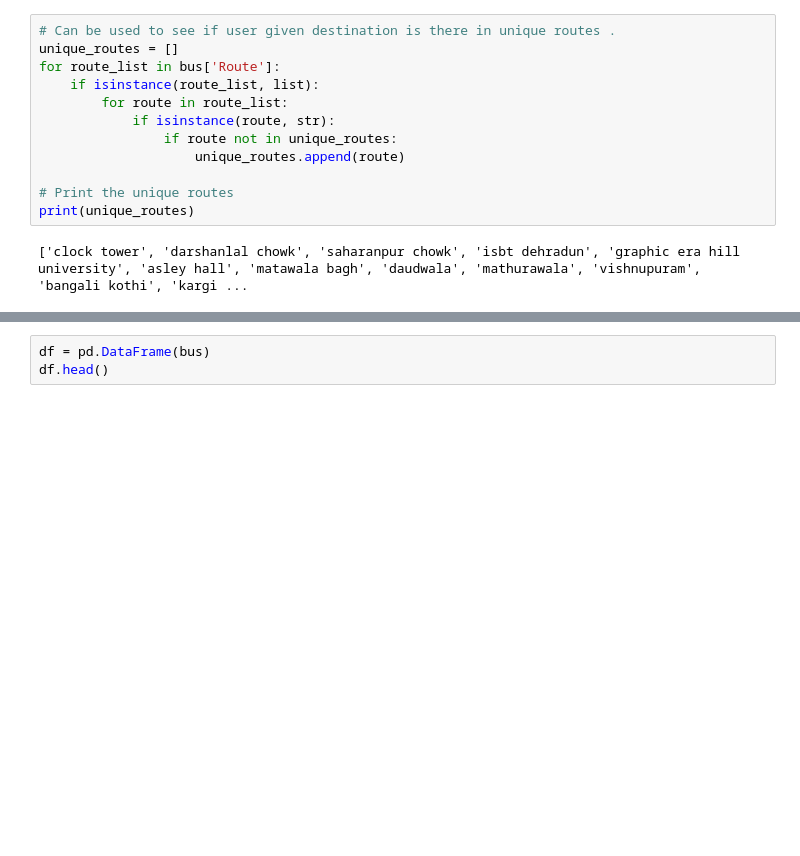
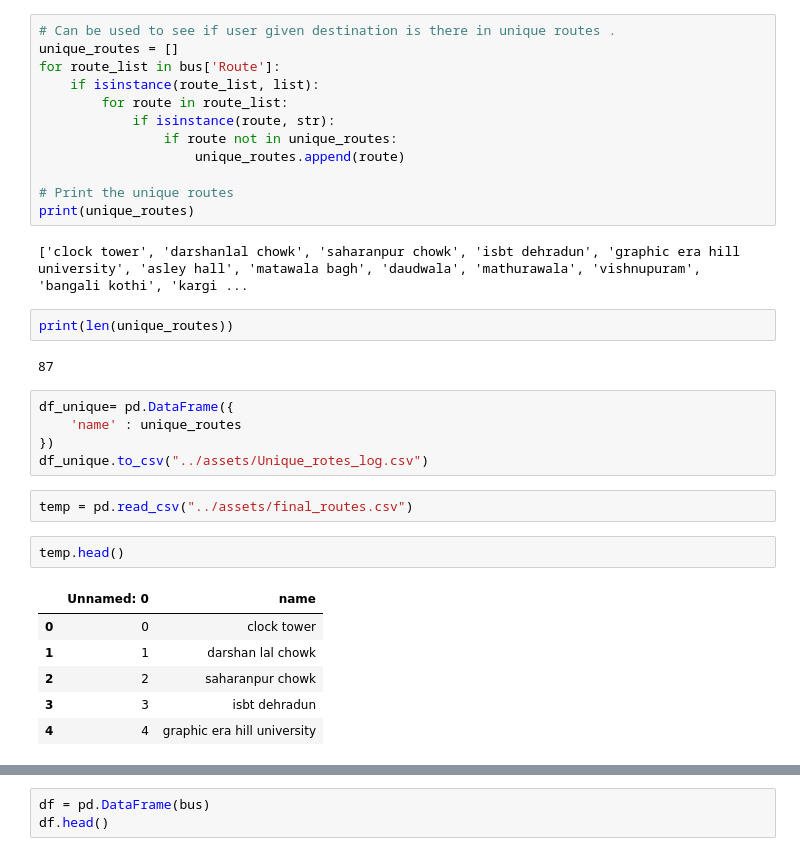
Before and after one commit to AditiJoshi1605/PBL-DAA, a Jupyter notebook: ML_Assistance/Cleaned_data.ipynb, the cells around one changed output, grey strips where cells are left out. Cells and saved outputs as stored; diff of their text form; blank space fills up the shorter version.

```diff
--- a/ML_Assistance/Cleaned_data.ipynb
+++ b/ML_Assistance/Cleaned_data.ipynb
@@ -38,3 +38,23 @@ for route_list in bus['Route']:
 print(unique_routes)
 # %% [output]
 ['clock tower', 'darshanlal chowk', 'saharanpur chowk', 'isbt dehradun', 'graphic era hill university', 'asley hall', 'matawala bagh', 'daudwala', 'mathurawala', 'vishnupuram', 'bangali kothi', 'kargi ...
+# %%
+print(len(unique_routes))
+# %% [output]
+87
+# %%
+df_unique= pd.DataFrame({
+    'name' : unique_routes
+})
+df_unique.to_csv("../assets/Unique_rotes_log.csv")
+# %%
+temp = pd.read_csv("../assets/final_routes.csv")
+# %%
+temp.head()
+# %% [output]
+|  | Unnamed: 0 | name |
+| 0 | 0 | clock tower |
+| 1 | 1 | darshan lal chowk |
+| 2 | 2 | saharanpur chowk |
+| 3 | 3 | isbt dehradun |
+| 4 | 4 | graphic era hill university |
```
Also changed, not shown: parts of 5 cells of this notebook, 5 other files.
